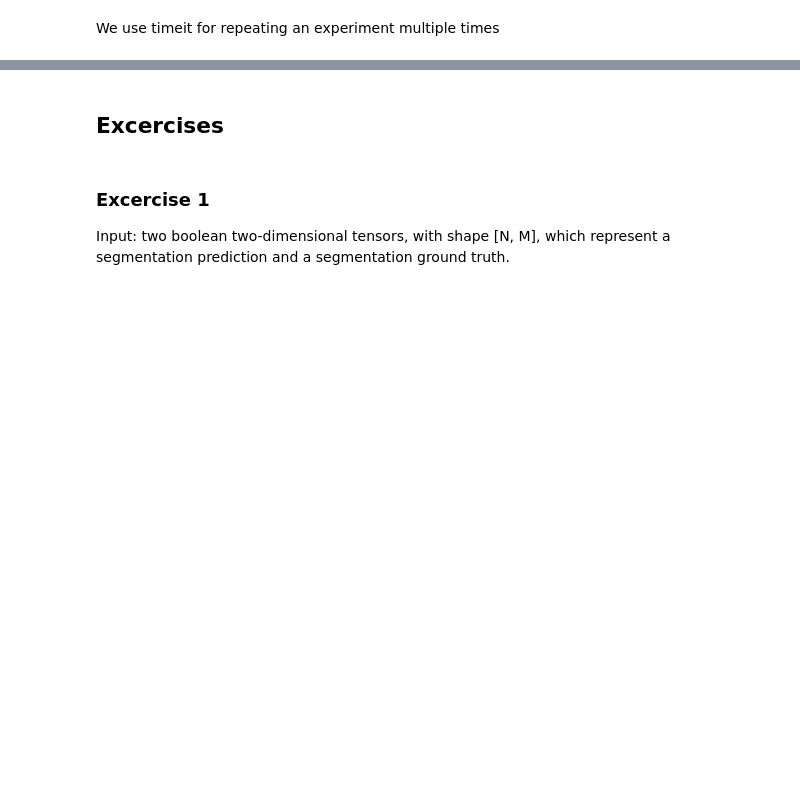
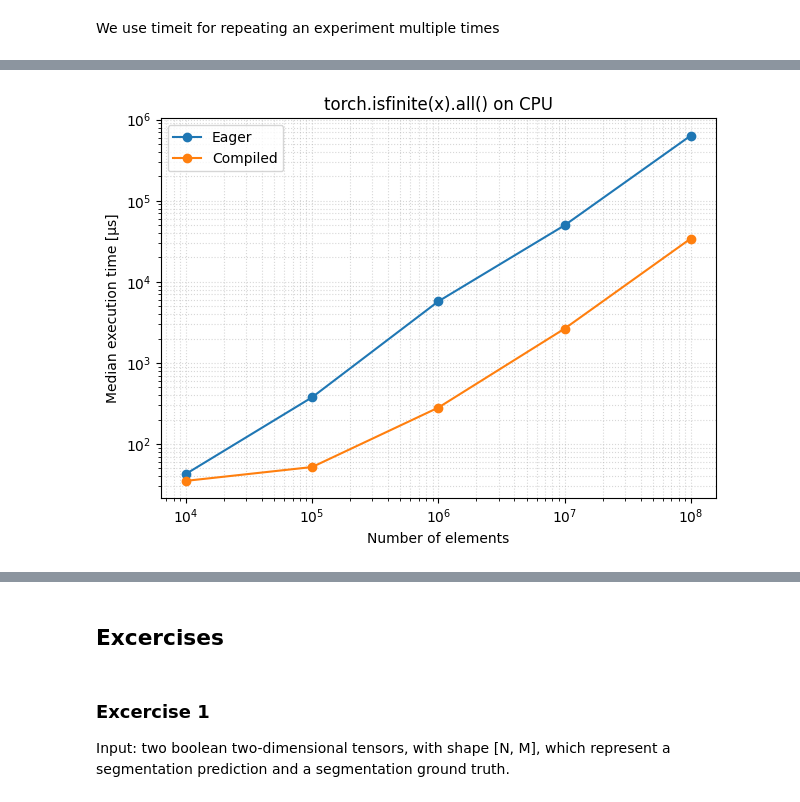
Before and after one commit to Tensor-Reloaded/AI-Learning-Hub, a Jupyter notebook: resources/advanced_pytorch/AdvancedTensorOperations.ipynb, the cells around one changed output, grey strips where cells are left out. Drawn from its saved outputs; the diff is of its cells as text; code cells hidden in the pictures; blank space fills up the shorter version.

```diff
--- a/resources/advanced_pytorch/AdvancedTensorOperations.ipynb
+++ b/resources/advanced_pytorch/AdvancedTensorOperations.ipynb
@@ -248,0 +253,3 @@ del tensor_1, tensor_2, tensor_1_cuda, tensor_2_cuda
+# %%
+def all_finite(x):
+    return torch.isfinite(x).all()
@@ -248,0 +302,7 @@ del tensor_1, tensor_2, tensor_1_cuda, tensor_2_cuda
+# %%
+measurements, cpu_data = run_benchmark("cpu")
+
+comparison = benchmark.Compare(measurements)
+comparison.trim_significant_figures()
+comparison.colorize()
+comparison.print()
@@ -248,0 +338,4 @@ del tensor_1, tensor_2, tensor_1_cuda, tensor_2_cuda
+# %%
+plot_results("cpu", cpu_data)
+# %% [output]
+[figure, added]
```
Also changed, not shown: parts of 23 cells of this notebook.
